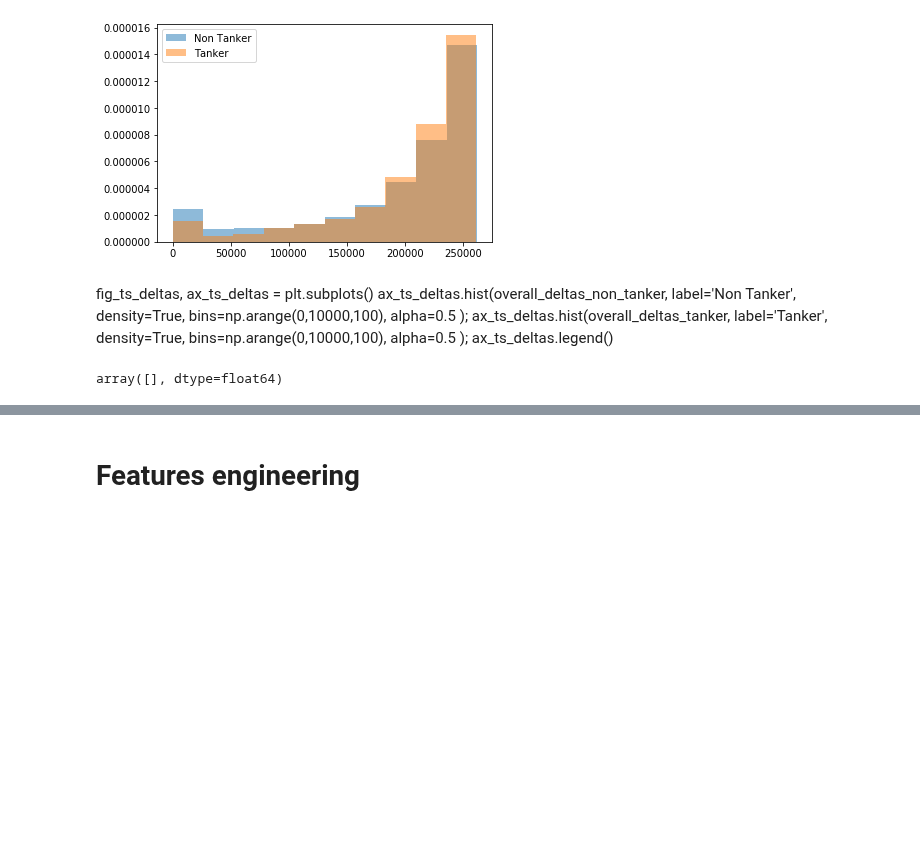
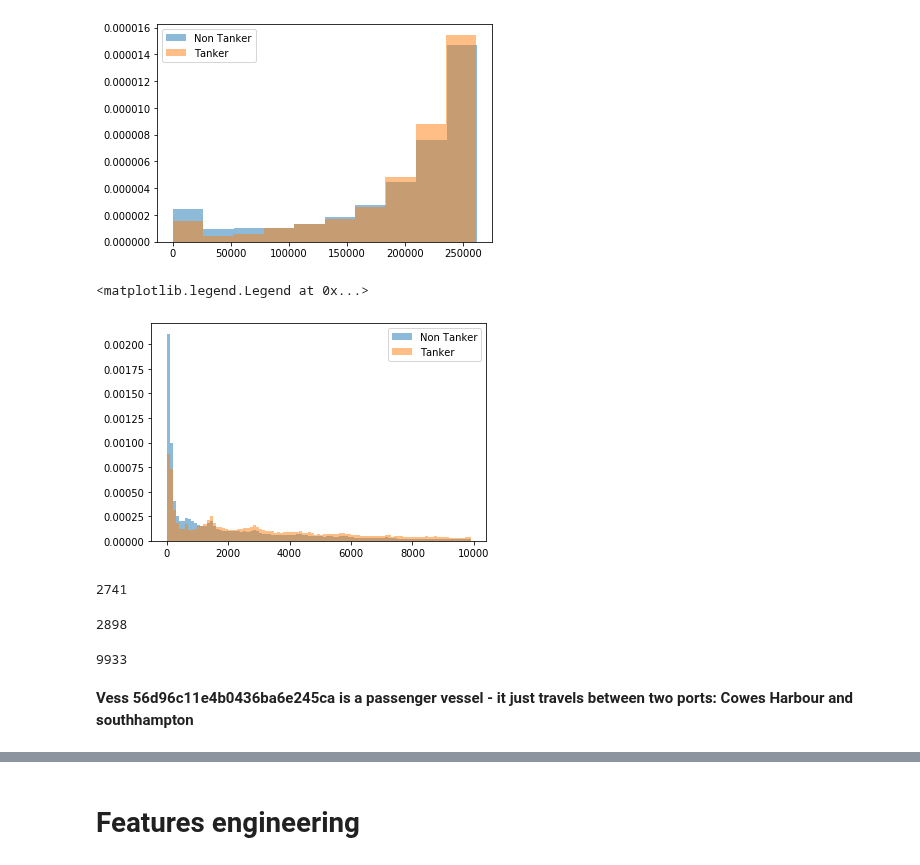
Before and after one commit to matanma/ML, a Jupyter notebook: WinWard/WinWard.ipynb, the cells around one changed output, grey strips where cells are left out. Saved outputs shown, nothing was run; the diff lists cells and outputs as text; code cells hidden in the pictures; blank space fills up the shorter version.

```diff
--- a/WinWard/WinWard.ipynb
+++ b/WinWard/WinWard.ipynb
@@ -330,12 +340,11 @@ ax_ts_duration.legend()
 # %% [output]
 <matplotlib.legend.Legend at 0x...>
 [figure]
-# %% [markdown]
-fig_ts_deltas, ax_ts_deltas = plt.subplots()
-ax_ts_deltas.hist(overall_deltas_non_tanker,  label='Non Tanker', density=True, bins=np.arange(0,10000,100), alpha=0.5 );
-ax_ts_deltas.hist(overall_deltas_tanker,  label='Tanker', density=True, bins=np.arange(0,10000,100), alpha=0.5 );
-ax_ts_deltas.legend()
-# %%
-overall_deltas
-# %% [output]
-array([], dtype=float64)
+# %%
+fig_ts_deltas, ax_ts_deltas = plt.subplots()
+ax_ts_deltas.hist(overall_deltas_non_tanker,  label='Non Tanker', density=True, bins=np.arange(0,10000,100), alpha=0.5 );
+ax_ts_deltas.hist(overall_deltas_tanker,  label='Tanker', density=True, bins=np.arange(0,10000,100), alpha=0.5 );
+ax_ts_deltas.legend()
+# %% [output]
+<matplotlib.legend.Legend at 0x...>
+[figure, added]
@@ -341,0 +354,8 @@ array([], dtype=float64)
+# %%
+np.argmax(tanker_lst_lens)
+# %% [output]
+2741
+# %%
+len(tanker_lst_lens)
+# %% [output]
+2898
@@ -341,0 +370,4 @@ array([], dtype=float64)
+# %%
+np.argmax(non_tanker_lst_lens)
+# %% [output]
+9933
@@ -341,0 +377,2 @@ array([], dtype=float64)
+# %% [markdown]
+**Vess 56d96c11e4b0436ba6e245ca is a passenger vessel - it just travels between two ports: Cowes Harbour and southhampton**
```
Also changed, not shown: parts of 26 cells of this notebook.
